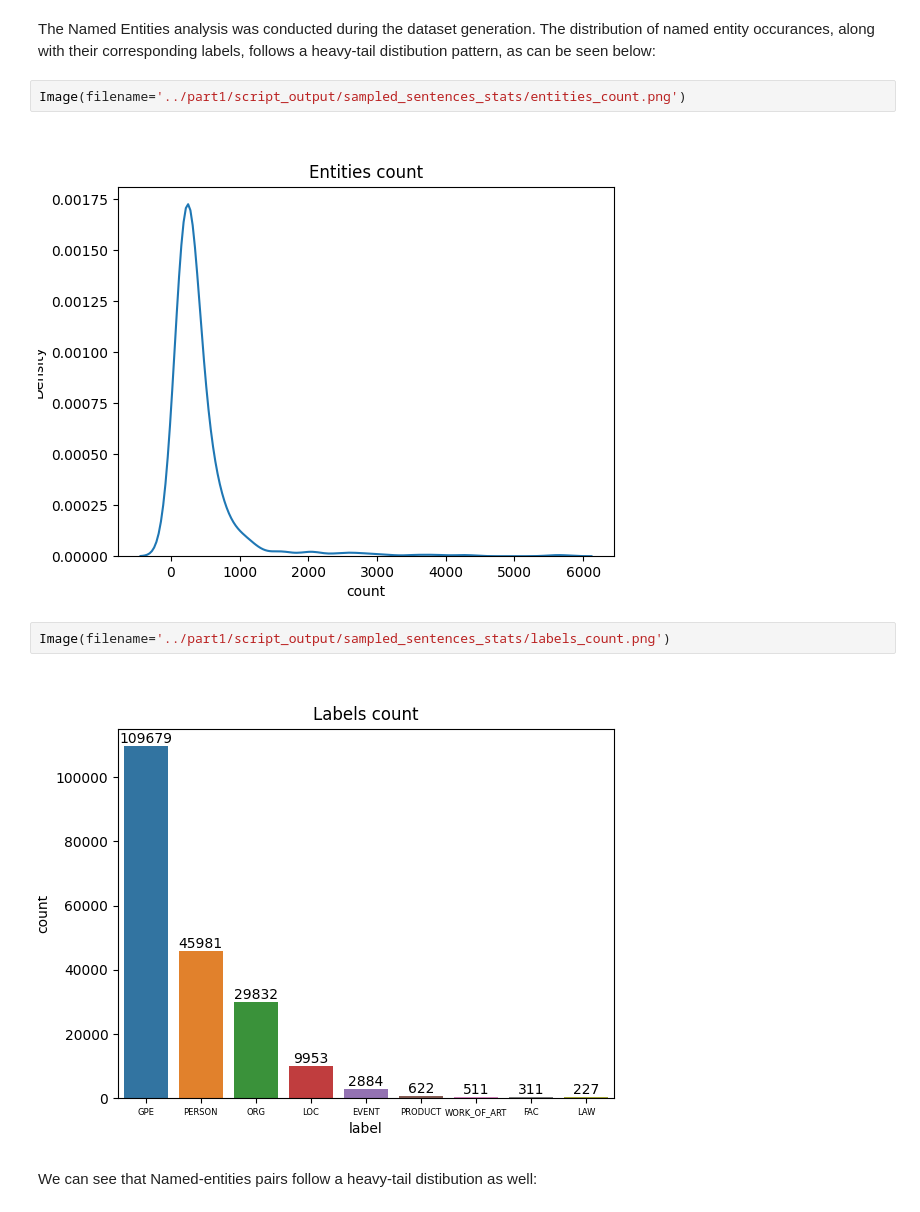
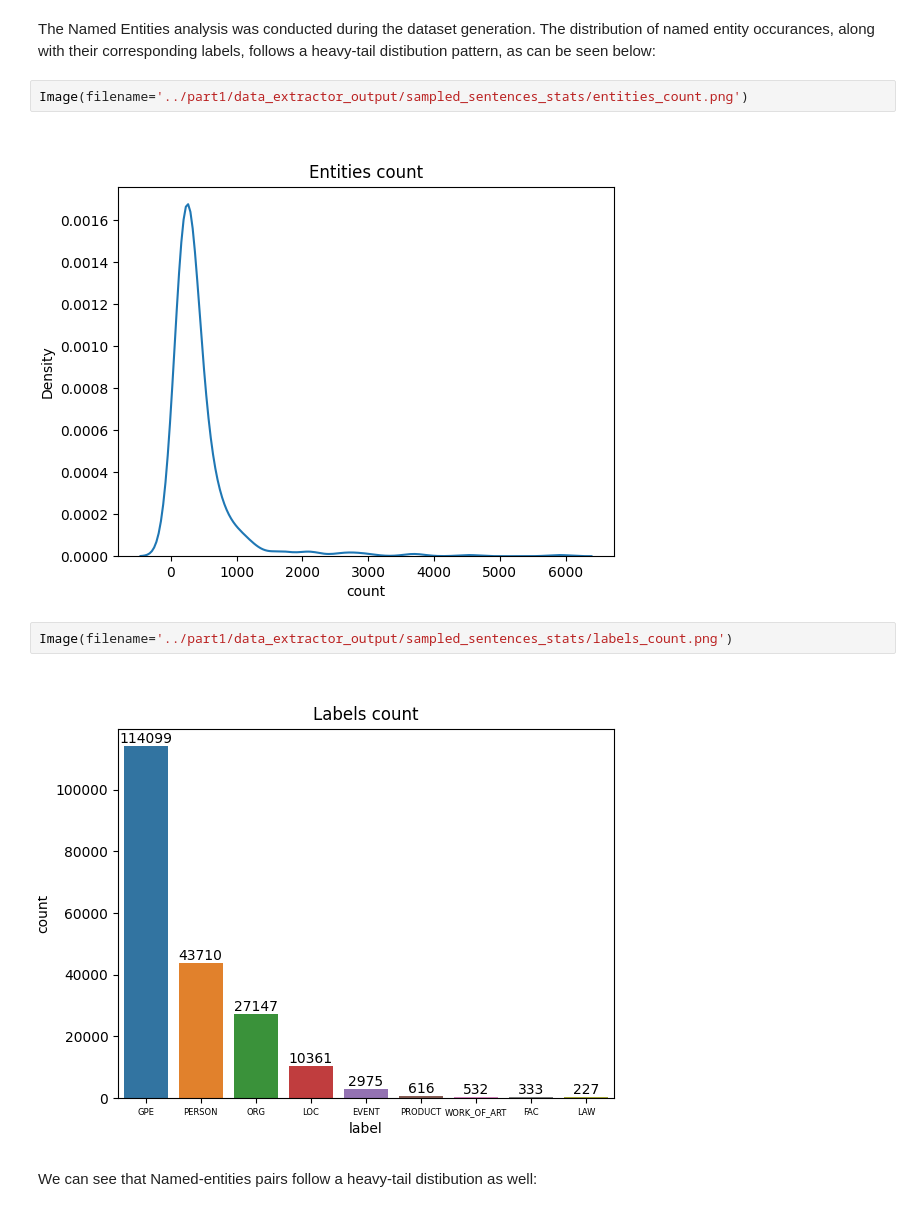
Before and after one commit to mhornstein/NESRR, a Jupyter notebook: part2/EDA.ipynb, the cells around one changed output. Cells and saved outputs as stored; diff of their text form.

```diff
--- a/part2/EDA.ipynb
+++ b/part2/EDA.ipynb
@@ -15,13 +15,13 @@ import itertools
 The Named Entities analysis was conducted during the dataset generation.
 The distribution of named entity occurances, along with their corresponding labels, follows a heavy-tail distibution pattern, as can be seen below:
 # %%
-Image(filename='../part1/script_output/sampled_sentences_stats/entities_count.png')
+Image(filename='../part1/data_extractor_output/sampled_sentences_stats/entities_count.png')
 # %% [output]
-[figure, old version]
+[figure, new version]
 # %%
-Image(filename='../part1/script_output/sampled_sentences_stats/labels_count.png')
+Image(filename='../part1/data_extractor_output/sampled_sentences_stats/labels_count.png')
 # %% [output]
-[figure, old version]
+[figure, new version]
 # %% [markdown]
 We can see that Named-entities pairs follow a heavy-tail distibution as well:
 # %%
```
Also changed, not shown: parts of 16 cells of this notebook.
